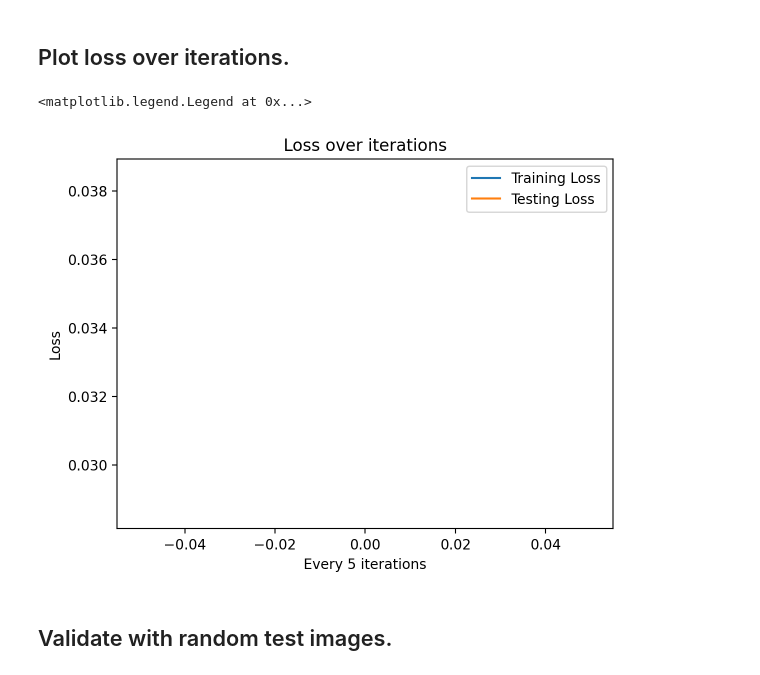
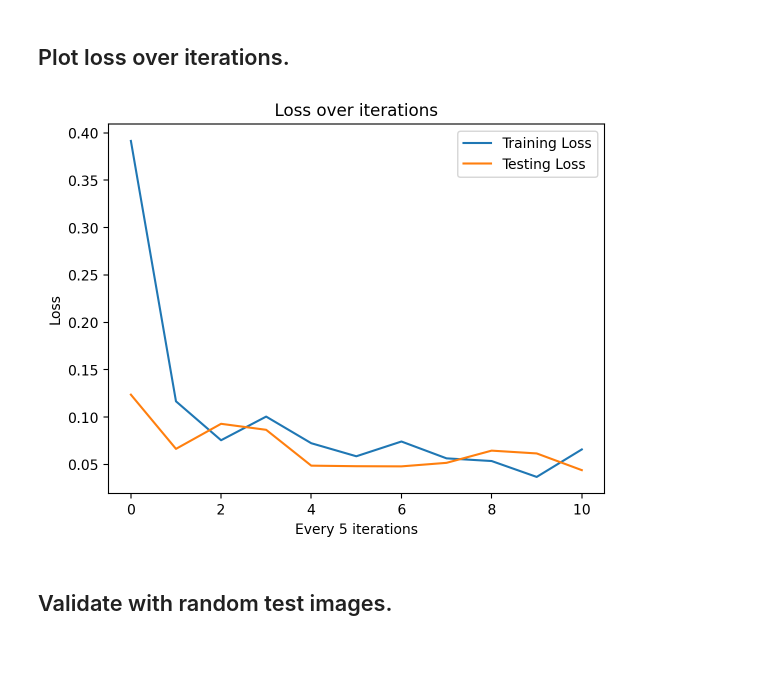
Before and after one commit to Kongx231/deep-learning-notebooks, a Jupyter notebook: cats-and-dog-classifier.ipynb, the cells around one changed output. Saved outputs shown, nothing was run; the diff lists cells and outputs as text; code cells hidden in the pictures.

```diff
--- a/cats-and-dog-classifier.ipynb
+++ b/cats-and-dog-classifier.ipynb
@@ -64,7 +64,7 @@ train_dataset.dataset.transform = train_transform
 test_dataset.dataset.transform = test_transform
 
 # Create data loaders for train and test datasets
-batch_size = 32
+batch_size = 128
 train_loader = DataLoader(train_dataset, batch_size=batch_size, shuffle=True)
 test_loader = DataLoader(test_dataset, batch_size=batch_size, shuffle=False)
 # %% [markdown]
@@ -177,6 +160,12 @@ print_skip = 5
 
 train_loss_list = []
 test_loss_list = []
+
+# Create breakout mechanism to end training early if we have converged.
+prev_loss = float('inf')
+loss_not_decreasing_count_breakout = 3
+loss_not_decreasing_count = 0
+
 for epoch in range(epochs):
     for inputs, labels in train_loader:
         steps += 1
@@ -222,8 +211,19 @@ for epoch in range(epochs):
                   f"Test accuracy: {test_accuracy:.3f}")
             # Update loss lists.
             train_loss_list.append(train_loss)
-            test_loss_list.append(test_loss_list)
+            test_loss_list.append(test_loss)
+
+            if(prev_loss <= train_loss):
+                loss_not_decreasing_count += 1
+                print("Loss didn't decrease {} times".format(loss_not_decreasing_count))
+            if loss_not_decreasing_count >= loss_not_decreasing_count_breakout:
+                break
+            prev_loss = train_loss
+
             running_loss = 0
             # Switch the model back to train mode so we use dropout.
             model.train()
+    if loss_not_decreasing_count >= loss_not_decreasing_count_breakout:
+        print("Ending optimization early due to loss not decreasing: {} times".format(loss_not_decreasing_count))
+        break
 # %% [output]
@@ -247,15 +245,15 @@ Epoch 1/1.. Train loss: 0.029.. Test loss: 0.038.. Test accuracy: 0.987
 # %% [markdown]
 ## Plot loss over iterations.
 # %%
-plt.plot(train_loss,label='Training Loss')
-plt.plot(test_loss, label = 'Testing Loss')
+plt.plot(train_loss_list,label='Training Loss')
+plt.plot(test_loss_list, label = 'Testing Loss')
 plt.title("Loss over iterations")
 plt.xlabel("Every {} iterations".format(print_skip))
 plt.ylabel("Loss")
 plt.legend()
+plt.show()
 # %% [output]
-<matplotlib.legend.Legend at 0x...>
-[figure, old version]
+[figure, new version]
 # %% [markdown]
 ## Validate with random test images.
 # %%
```
Also changed, not shown: parts of 6 cells of this notebook.
